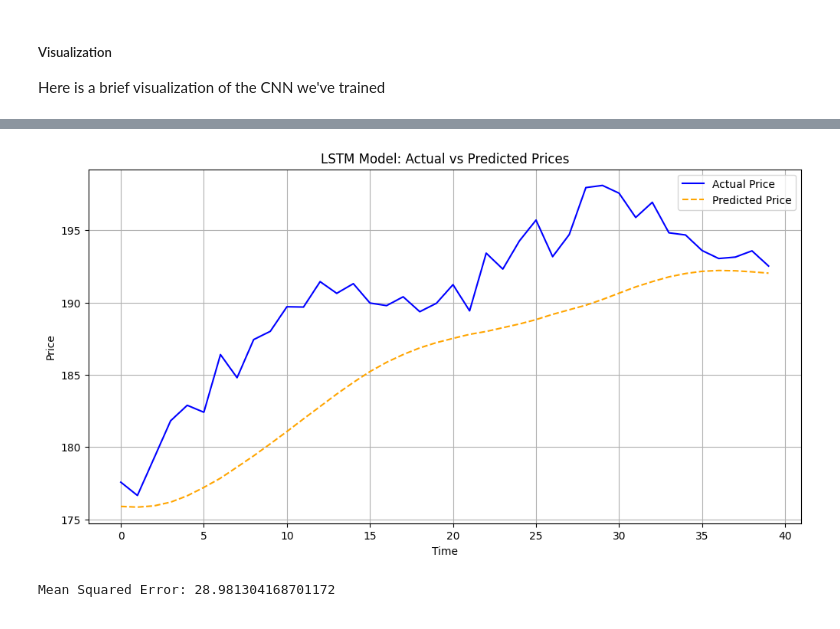
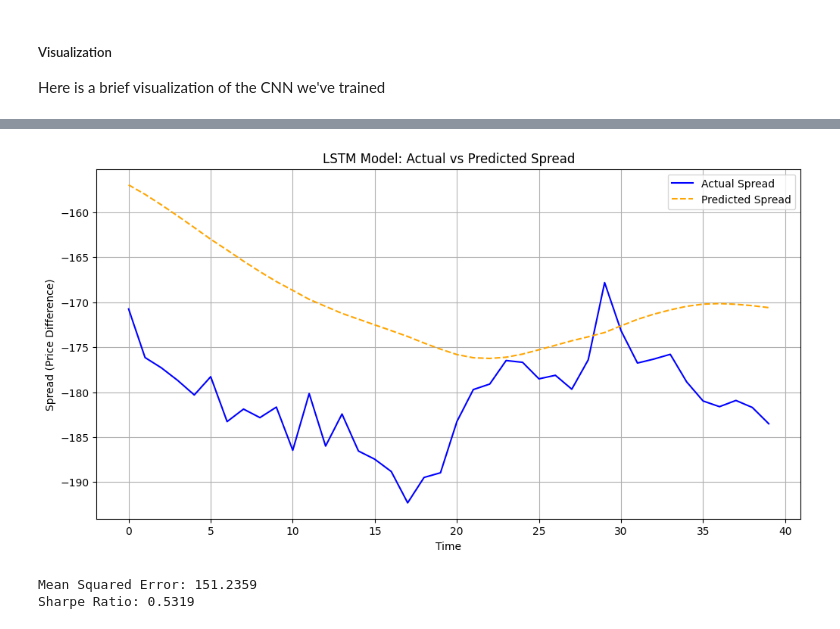
Before and after one commit to esxr/project-arbo, a Jupyter notebook: Cauldron/general_outline.ipynb, the cells around one changed output, grey strips where cells are left out. Drawn from its saved outputs; the diff is of its cells as text; code cells hidden in the pictures.

```diff
--- a/Cauldron/general_outline.ipynb
+++ b/Cauldron/general_outline.ipynb
@@ -582,25 +651,59 @@ render_lstm_graph('assets/lstm_structure')
 # %%
 import matplotlib.pyplot as plt
+import tensorflow as tf
+import numpy as np
 
-# Make predictions on the test set
-predicted = lstm_model.predict(X_test)
+def evaluate_model_with_metrics(model, X_test, y_test, scaler):
+    """
+    Evaluate the LSTM model with advanced metrics and plot predictions vs actual values.
 
-# Rescale predictions back to original scale
-predicted_rescaled = scaler.inverse_transform(predicted)
-y_test_rescaled = scaler.inverse_transform(y_test.reshape(-1, 1))
+    Args:
+    - model (Sequential): Trained LSTM model
+    - X_test (np.array): Testing input sequences
+    - y_test (np.array): Testing labels
+    - scaler (MinMaxScaler): Scaler used for normalization
 
-# Plot the actual vs. predicted prices
-plt.figure(figsize=(12, 6))
-plt.plot(y_test_rescaled, color='blue', label='Actual Price')
-plt.plot(predicted_rescaled, color='orange', linestyle='--', label='Predicted Price')
-plt.title('LSTM Model: Actual vs Predicted Prices')
-plt.xlabel('Time')
-plt.ylabel('Price')
-plt.legend()
-plt.grid(True)
-plt.show()
+    Returns:
+    - dict: Dictionary of evaluation metrics including MSE, Sharpe Ratio, and Maximum Drawdown
+    """
+    # Make predictions on the test set
+    predicted = model.predict(X_test)
 
-# Evaluate performance
-mse = tf.keras.losses.MeanSquaredError()
-print(f'Mean Squared Error: {mse(y_test_rescaled, predicted_rescaled).numpy()}')
+    # Rescale predictions back to original scale
+    predicted_rescaled = scaler.inverse_transform(predicted)
+    y_test_rescaled = scaler.inverse_transform(y_test.reshape(-1, 1))
+
+    # Calculate Mean Squared Error (MSE)
+    mse = tf.keras.losses.MeanSquaredError()
+    mse_value = mse(y_test_rescaled, predicted_rescaled).numpy()
+
+    # Calculate daily returns from the predicted spread changes
+    predicted_returns = np.diff(predicted_rescaled.flatten()) / predicted_rescaled[:-1].flatten()
+
+    # Calculate Sharpe Ratio
+    avg_return = np.mean(predicted_returns)
+    std_dev_return = np.std(predicted_returns)
+    sharpe_ratio = avg_return / std_dev_return if std_dev_return != 0 else 0
+
+    # Plot the actual vs. predicted spread
+    plt.figure(figsize=(12, 6))
+    plt.plot(y_test_rescaled, color='blue', label='Actual Spread')
+    plt.plot(predicted_rescaled, color='orange', linestyle='--', label='Predicted Spread')
+    plt.title('LSTM Model: Actual vs Predicted Spread')
+    plt.xlabel('Time')
+    plt.ylabel('Spread (Price Difference)')
+    plt.legend()
+    plt.grid(True)
+    plt.show()
+
+    # Print and return metrics
+    print(f'Mean Squared Error: {mse_value:.4f}')
+    print(f'Sharpe Ratio: {sharpe_ratio:.4f}')
+
+    return {
+        "MSE": mse_value,
+        "Sharpe Ratio": sharpe_ratio,
+    }
+
+metrics = evaluate_model_with_metrics(lstm_model, X_test, y_test, scaler)
 # %% [output]
@@ -608,2 +711,3 @@ print(f'Mean Squared Error: {mse(y_test_rescaled, predicted_rescaled).numpy()}')
-[figure, old version]
+[figure, new version]
-Mean Squared Error: 28.981304168701172
+Mean Squared Error: 151.2359
+Sharpe Ratio: 0.5319
```
Also changed, not shown: parts of 22 cells of this notebook.
